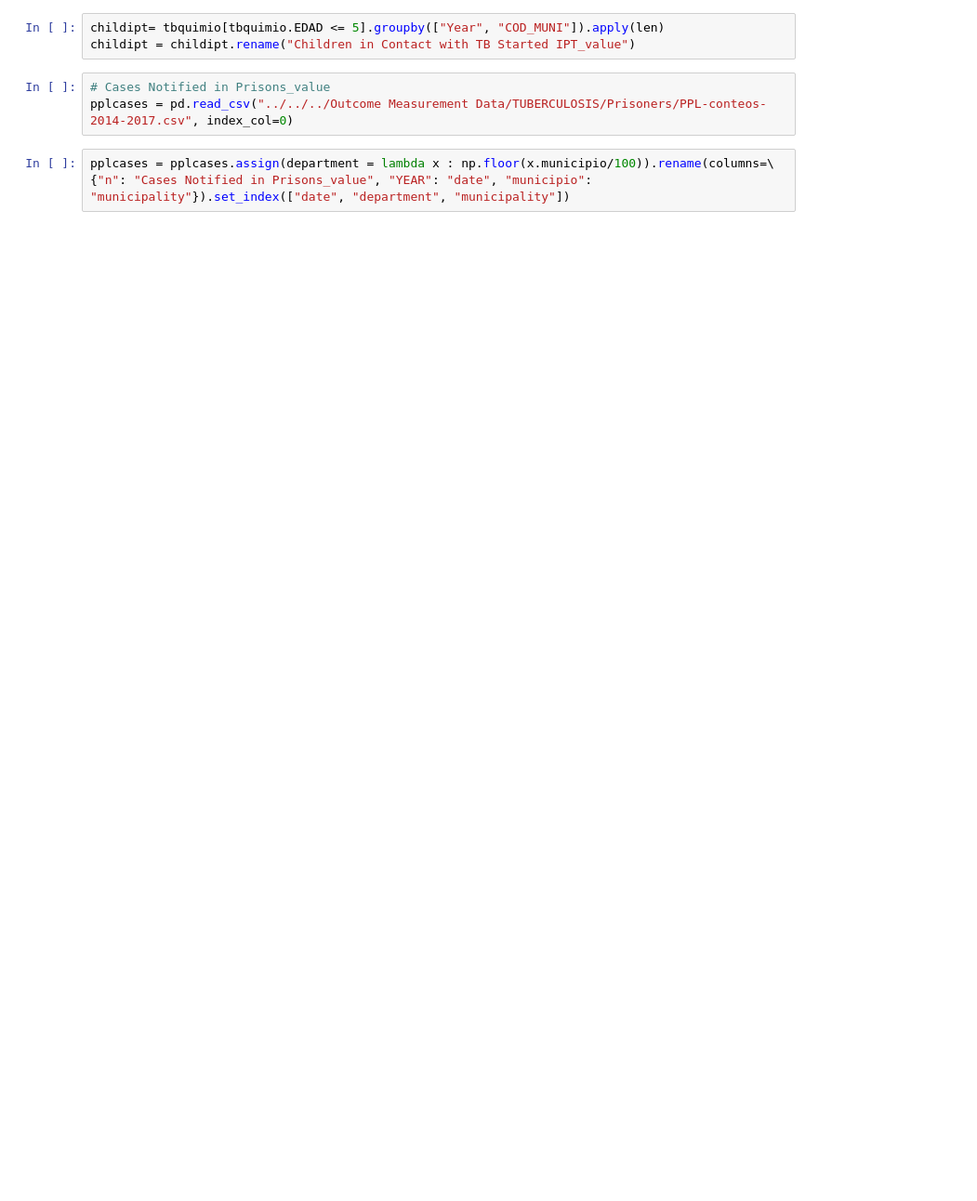
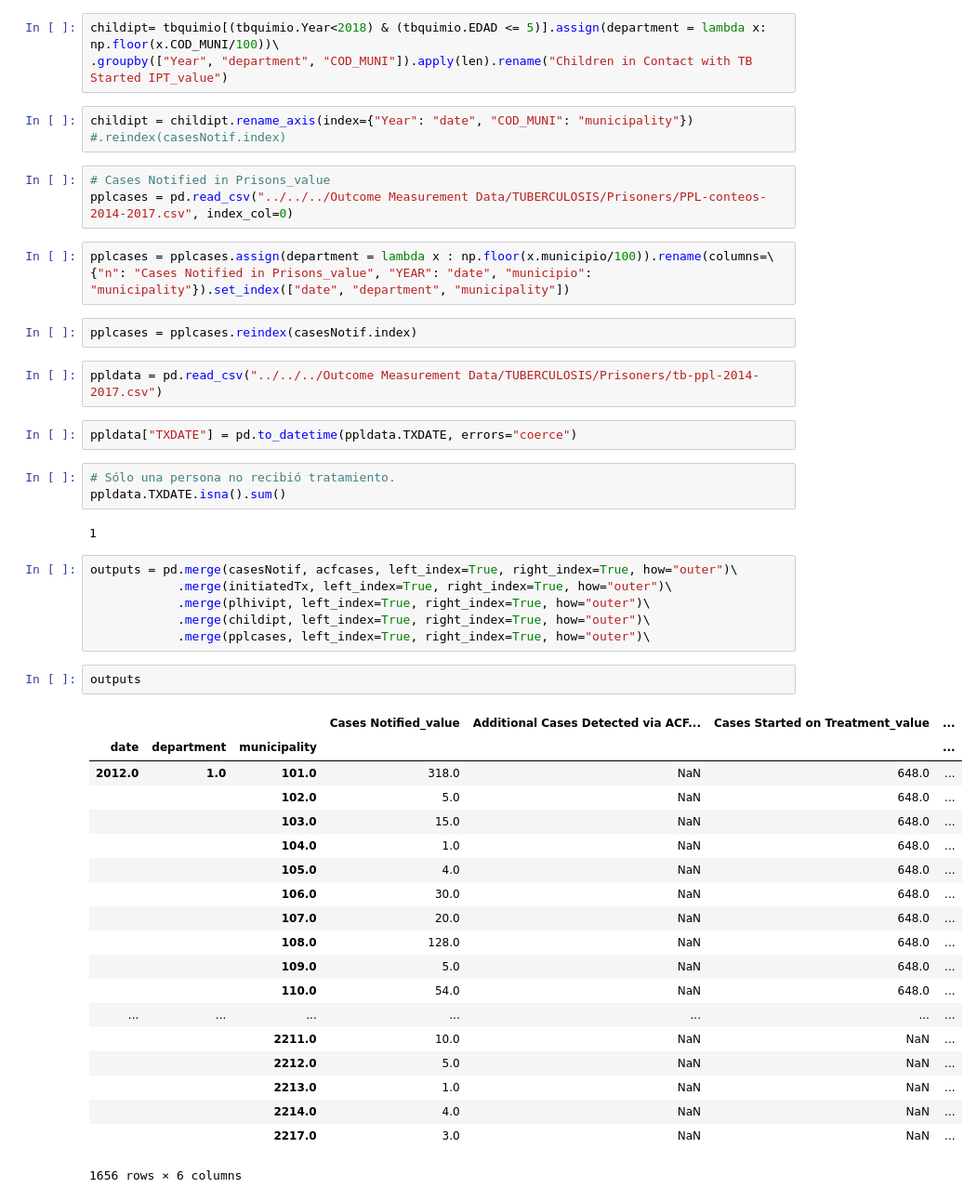
Before and after one commit to Guitlle/gf, a Jupyter notebook: impact_evaluation/gtm_tb/Prepare SEM data.ipynb, the cells around one changed output. Shown at 93% size. Drawn from its saved outputs; the diff is of its cells as text; blank space fills up the shorter version.

Commit message:
preparing SEM data

```diff
--- a/impact_evaluation/gtm_tb/Prepare SEM data.ipynb
+++ b/impact_evaluation/gtm_tb/Prepare SEM data.ipynb
@@ -76,9 +87,50 @@ plhivipt = plhivipt.rename("PLHIV started on IPT_value")
 # %%
-childipt= tbquimio[tbquimio.EDAD <= 5].groupby(["Year", "COD_MUNI"]).apply(len)
-childipt = childipt.rename("Children in Contact with TB Started IPT_value")
+childipt= tbquimio[(tbquimio.Year<2018) & (tbquimio.EDAD <= 5)].assign(department = lambda x: np.floor(x.COD_MUNI/100))\
+.groupby(["Year", "department", "COD_MUNI"]).apply(len).rename("Children in Contact with TB Started IPT_value")
+# %%
+childipt = childipt.rename_axis(index={"Year": "date", "COD_MUNI": "municipality"}) #.reindex(casesNotif.index)
 # %%
 # Cases Notified in Prisons_value
 pplcases = pd.read_csv("../../../Outcome Measurement Data/TUBERCULOSIS/Prisoners/PPL-conteos-2014-2017.csv", index_col=0)
 # %%
 pplcases = pplcases.assign(department = lambda x : np.floor(x.municipio/100)).rename(columns=\
 {"n": "Cases Notified in Prisons_value", "YEAR": "date", "municipio": "municipality"}).set_index(["date", "department", "municipality"])
+# %%
+pplcases = pplcases.reindex(casesNotif.index)
+# %%
+ppldata = pd.read_csv("../../../Outcome Measurement Data/TUBERCULOSIS/Prisoners/tb-ppl-2014-2017.csv")
+# %%
+ppldata["TXDATE"] = pd.to_datetime(ppldata.TXDATE, errors="coerce")
+# %%
+# Sólo una persona no recibió tratamiento.
+ppldata.TXDATE.isna().sum()
+# %% [output]
+1
+# %%
+outputs = pd.merge(casesNotif, acfcases, left_index=True, right_index=True, how="outer")\
+            .merge(initiatedTx, left_index=True, right_index=True, how="outer")\
+            .merge(plhivipt, left_index=True, right_index=True, how="outer")\
+            .merge(childipt, left_index=True, right_index=True, how="outer")\
+            .merge(pplcases, left_index=True, right_index=True, how="outer")\
+# %%
+outputs
+# %% [output]
+|  |  |  | Cases Notified_value | Additional Cases Detected via ACF... | Cases Started on Treatment_value | ... |
+| date | department | municipality |  |  |  | ... |
+| 2012.0 | 1.0 | 101.0 | 318.0 | NaN | 648.0 | ... |
+|  |  | 102.0 | 5.0 | NaN | 648.0 | ... |
+|  |  | 103.0 | 15.0 | NaN | 648.0 | ... |
+|  |  | 104.0 | 1.0 | NaN | 648.0 | ... |
+|  |  | 105.0 | 4.0 | NaN | 648.0 | ... |
+|  |  | 106.0 | 30.0 | NaN | 648.0 | ... |
+|  |  | 107.0 | 20.0 | NaN | 648.0 | ... |
+|  |  | 108.0 | 128.0 | NaN | 648.0 | ... |
+|  |  | 109.0 | 5.0 | NaN | 648.0 | ... |
+|  |  | 110.0 | 54.0 | NaN | 648.0 | ... |
+| ... | ... | ... | ... | ... | ... | ... |
+|  |  | 2211.0 | 10.0 | NaN | NaN | ... |
+|  |  | 2212.0 | 5.0 | NaN | NaN | ... |
+|  |  | 2213.0 | 1.0 | NaN | NaN | ... |
+|  |  | 2214.0 | 4.0 | NaN | NaN | ... |
+|  |  | 2217.0 | 3.0 | NaN | NaN | ... |
+1656 rows × 6 columns
```
Also changed, not shown: parts of 11 cells of this notebook, 1 other file.
